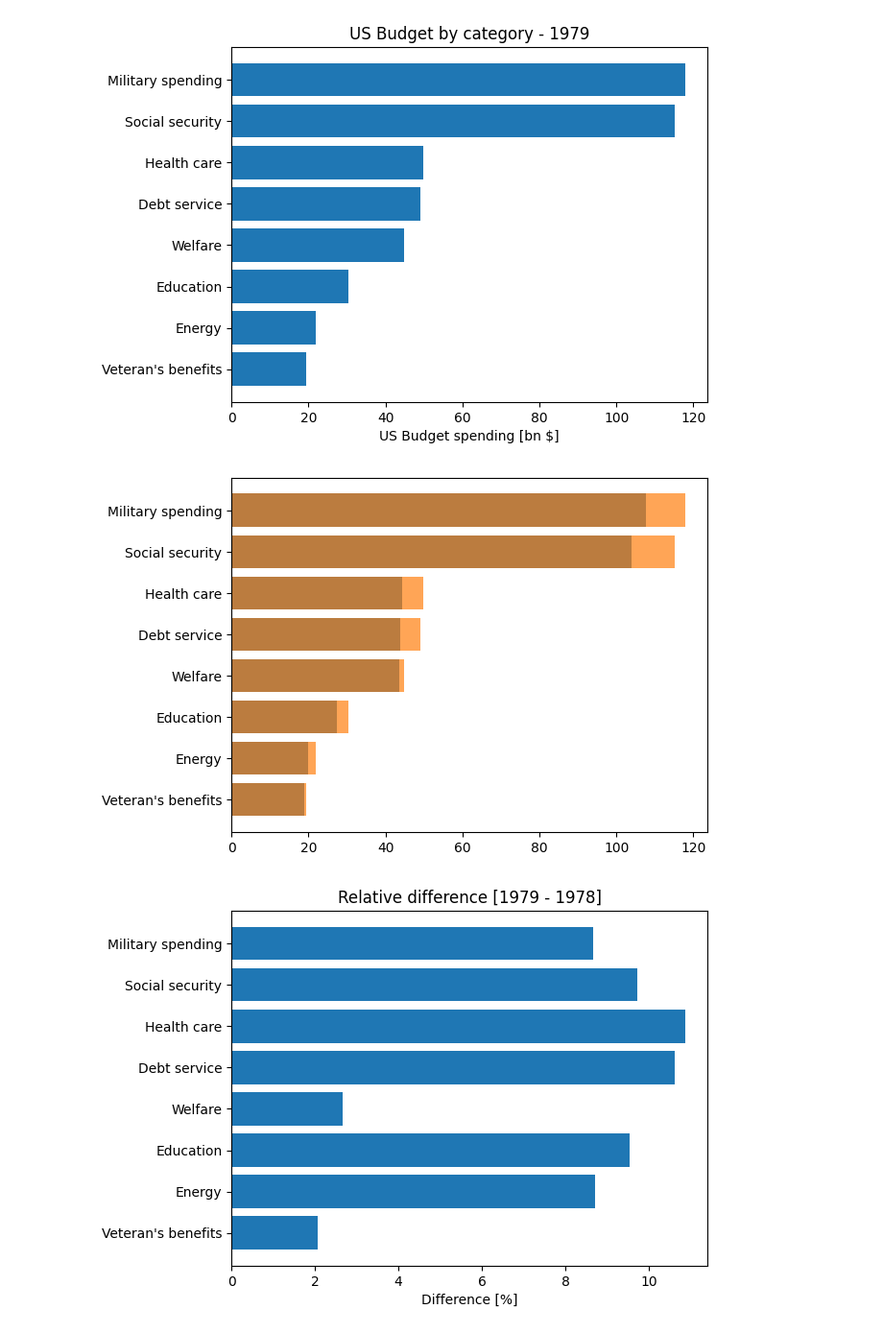
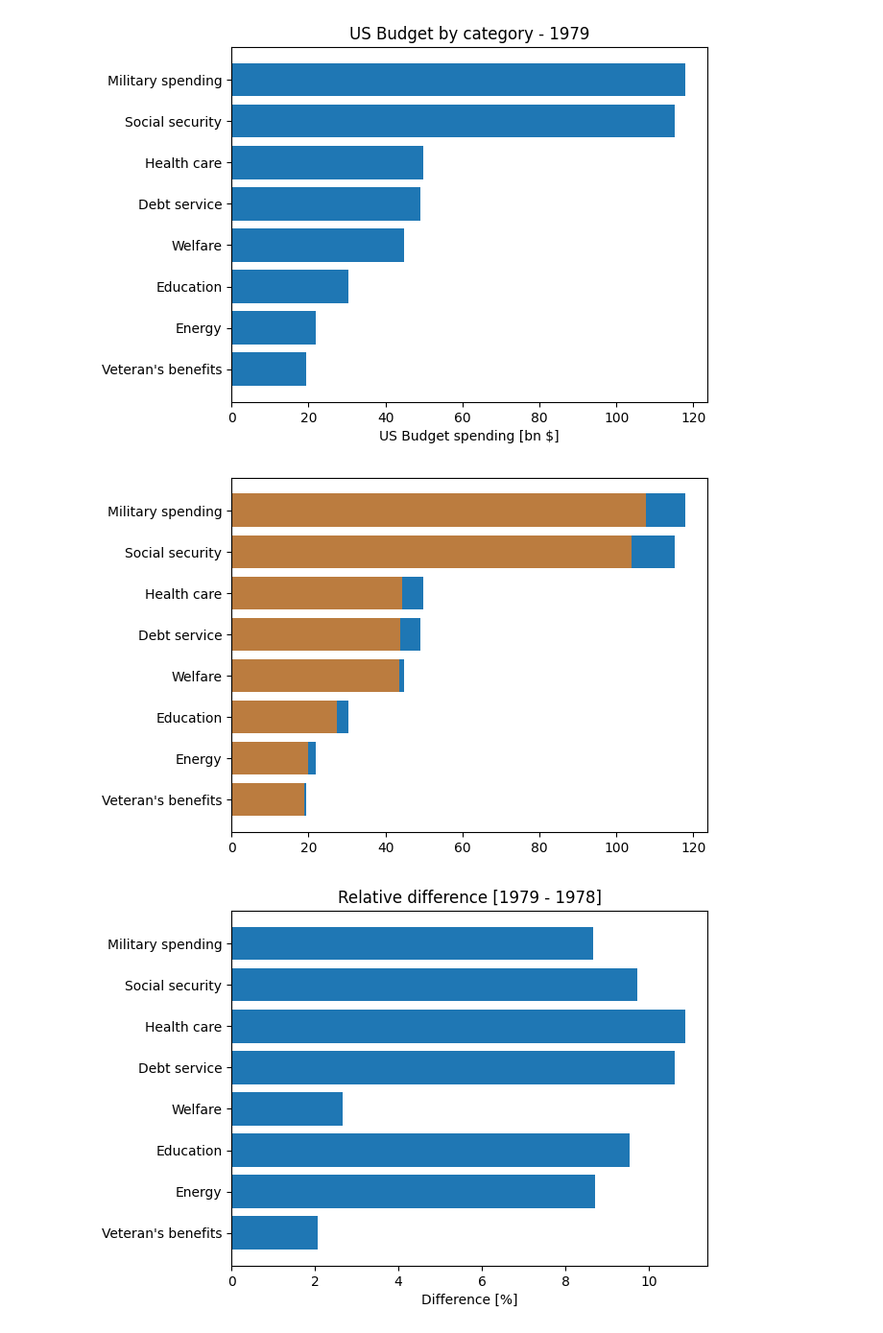
Before and after one commit to plamensve/Math-Concepts, a Jupyter notebook: 06-Statistic/EXERCISE/Statistics Exercise.ipynb, the cells around one changed output. Shown at 96% size. Cells and saved outputs as stored; diff of their text form; code cells hidden in the pictures.

```diff
--- a/06-Statistic/EXERCISE/Statistics Exercise.ipynb
+++ b/06-Statistic/EXERCISE/Statistics Exercise.ipynb
@@ -209,11 +209,11 @@ plt.show()
 # %% [output]
 [figure]
 # %%
-plt.barh(sorted_budget_1978.Category, sorted_budget_1978["1978"])
-plt.barh(sorted_budget_1979.Category, sorted_budget_1978["1979"], alpha=0.7)
+plt.barh(sorted_budget_1978.Category, sorted_budget_1978["1979"])
+plt.barh(sorted_budget_1979.Category, sorted_budget_1978["1978"], alpha=0.7)
 plt.show()
 # %% [output]
-[figure, old version]
+[figure, new version]
 # %%
 plt.barh(budget_total_spending.Category, budget_total_spending['Difference [1979 - 1978]'] / budget_total_spending['1979'] * 100)
 
```
Also changed, not shown: parts of 11 cells of this notebook.
